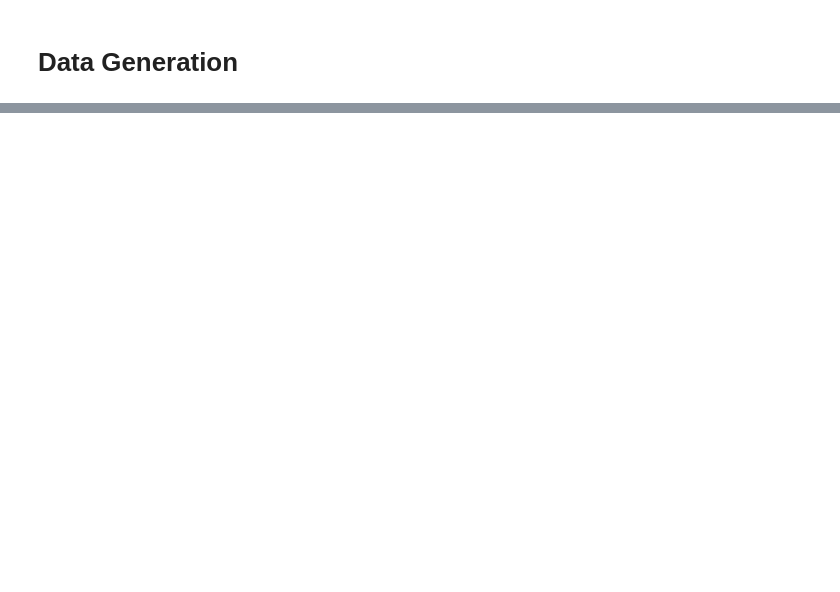
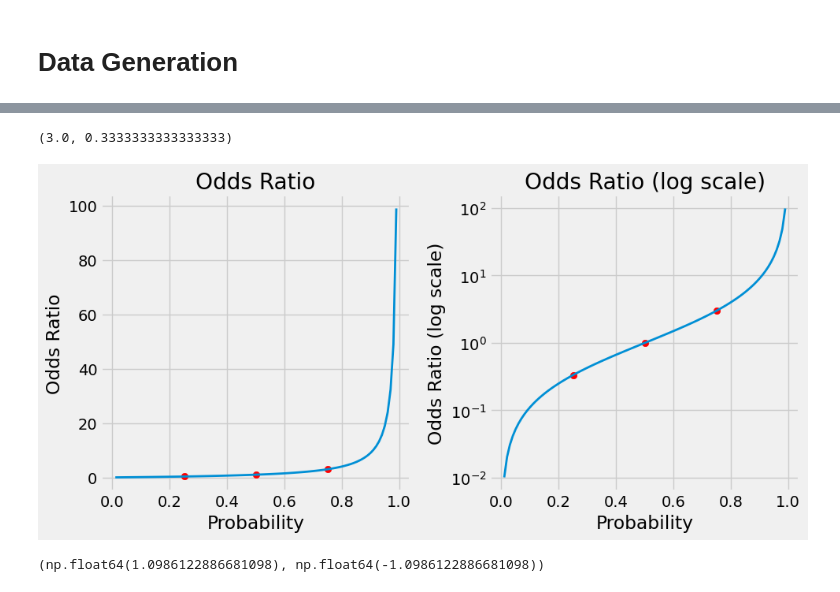
Before and after one commit to Hovohoangduy/pytorch-step-by-step, a Jupyter notebook: chapter03.ipynb, the cells around one changed output, grey strips where cells are left out. Cells and saved outputs as stored; diff of their text form; code cells hidden in the pictures; blank space fills up the shorter version.

```diff
--- a/chapter03.ipynb
+++ b/chapter03.ipynb
@@ -54,0 +78,38 @@ figure1(X_train, y_train, X_val, y_val)
+# %%
+def odd_ratio(prob):
+    return prob / (1 - prob)
+
+p = .75
+q = 1 - p
+odd_ratio(p), odd_ratio(q)
+# %% [output]
+(3.0, 0.3333333333333333)
+# %%
+def figure2(prob1):
+    fig, ax = plt.subplots(1, 2, figsize=(10, 5))
+    prob = np.linspace(.01, .99, 99)
+    for i in [0, 1]:
+        ax[i].plot(prob, odd_ratio(prob), linewidth=2)
+        ax[i].set_xlabel('Probability')
+        if i:
+            ax[i].set_yscale('log')
+            ax[i].set_ylabel('Odds Ratio (log scale)')
+            ax[i].set_title('Odds Ratio (log scale)')
+        else:
+            ax[i].set_ylabel('Odds Ratio')
+            ax[i].set_title('Odds Ratio')
+        ax[i].scatter([prob1, .5, (1 - prob1)], [odd_ratio(prob1), odd_ratio(.5), odd_ratio(1 - prob1)], c='r')
+    fig.tight_layout()
+    return fig
+# %%
+fig = figure2(p)
+# %% [output]
+[figure, added]
+# %%
+def log_odds_ratio(prob):
+    return np.log(odd_ratio(prob))
+p = .75
+q = 1 - p
+log_odds_ratio(p), log_odds_ratio(q)
+# %% [output]
+(np.float64(1.0986122886681098), np.float64(-1.0986122886681098))
```
Also changed, not shown: parts of 11 cells of this notebook.
